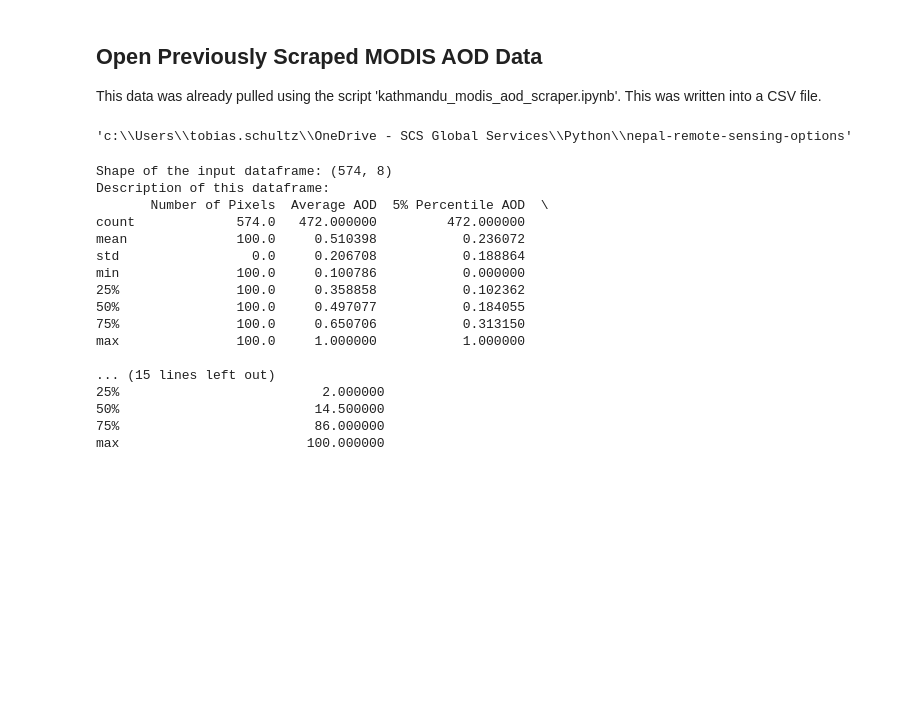
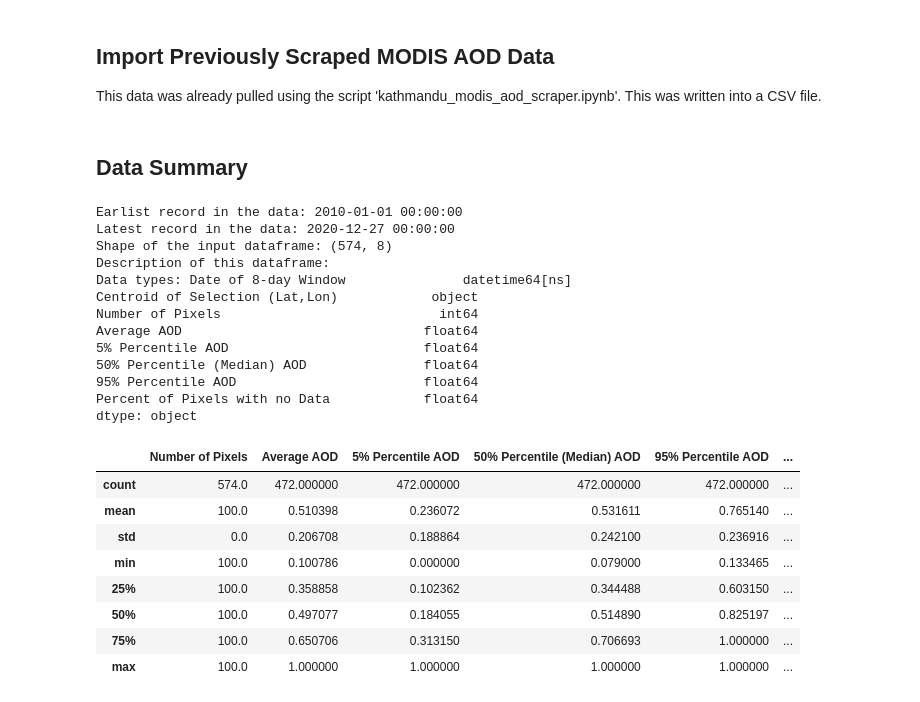
Before and after one commit to SCS-RD/nepal-remote-sensing-options, a Jupyter notebook: kathmandu_aod_trends.ipynb, the cells around one changed output. Cells and saved outputs as stored; diff of their text form; code cells hidden in the pictures; blank space fills up the shorter version.

Commit message:
report done for modis aod evaluation. it won't work to detect BC emissions reductions!

```diff
--- a/kathmandu_aod_trends.ipynb
+++ b/kathmandu_aod_trends.ipynb
@@ -27,7 +29,3 @@ import os
 # %% [markdown]
-## Open Previously Scraped MODIS AOD Data
+## Import Previously Scraped MODIS AOD Data
 This data was already pulled using the script 'kathmandu_modis_aod_scraper.ipynb'. This was written into a CSV file.
-# %%
-os.getcwd()
-# %% [output]
-'c:\\Users\\tobias.schultz\\OneDrive - SCS Global Services\\Python\\nepal-remote-sensing-options'
@@ -35,27 +43,36 @@ os.getcwd()
 katdf = pd.read_csv('data\\kathmandu_valley_8dayaod.csv')
 katdf['Date of 8-day Window']=pd.to_datetime(katdf['Date of 8-day Window']) #Convert this column to date time.
 katdf=katdf.drop(columns=['Unnamed: 0']) #Drop this column which inserts intself
+# %% [markdown]
+## Data Summary
 # %%
-
+print(f'Earlist record in the data: {np.min(katdf["Date of 8-day Window"])}')
+print(f'Latest record in the data: {np.max(katdf["Date of 8-day Window"])}')
 print(f'Shape of the input dataframe: {katdf.shape}')
 #print(f'Info about this dataframe: {katdf.info()}')
 print(f"Description of this dataframe: ")
-print(katdf.describe())
+print(f"Data types: {katdf.dtypes}")
+display_html(katdf.describe())
 # %% [output]
+Earlist record in the data: 2010-01-01 00:00:00
+Latest record in the data: 2020-12-27 00:00:00
 Shape of the input dataframe: (574, 8)
 Description of this dataframe:
-       Number of Pixels  Average AOD  5% Percentile AOD  \
-count             574.0   472.000000         472.000000
-mean              100.0     0.510398           0.236072
-std                 0.0     0.206708           0.188864
-min               100.0     0.100786           0.000000
-25%               100.0     0.358858           0.102362
-50%               100.0     0.497077           0.184055
-75%               100.0     0.650706           0.313150
-max               100.0     1.000000           1.000000
-
-... (15 lines left out)
-25%                          2.000000
-50%                         14.500000
-75%                         86.000000
-max                        100.000000
+Data types: Date of 8-day Window               datetime64[ns]
+Centroid of Selection (Lat,Lon)            object
+Number of Pixels                            int64
+Average AOD                               float64
+5% Percentile AOD                         float64
+50% Percentile (Median) AOD               float64
+95% Percentile AOD                        float64
+Percent of Pixels with no Data            float64
+dtype: object
+|  | Number of Pixels | Average AOD | 5% Percentile AOD | 50% Percentile (Median) AOD | 95% Percentile AOD | ... |
+| count | 574.0 | 472.000000 | 472.000000 | 472.000000 | 472.000000 | ... |
+| mean | 100.0 | 0.510398 | 0.236072 | 0.531611 | 0.765140 | ... |
+| std | 0.0 | 0.206708 | 0.188864 | 0.242100 | 0.236916 | ... |
+| min | 100.0 | 0.100786 | 0.000000 | 0.079000 | 0.133465 | ... |
+| 25% | 100.0 | 0.358858 | 0.102362 | 0.344488 | 0.603150 | ... |
+| 50% | 100.0 | 0.497077 | 0.184055 | 0.514890 | 0.825197 | ... |
+| 75% | 100.0 | 0.650706 | 0.313150 | 0.706693 | 1.000000 | ... |
+| max | 100.0 | 1.000000 | 1.000000 | 1.000000 | 1.000000 | ... |
```
Also changed, not shown: parts of 11 cells of this notebook, 1 other file.
